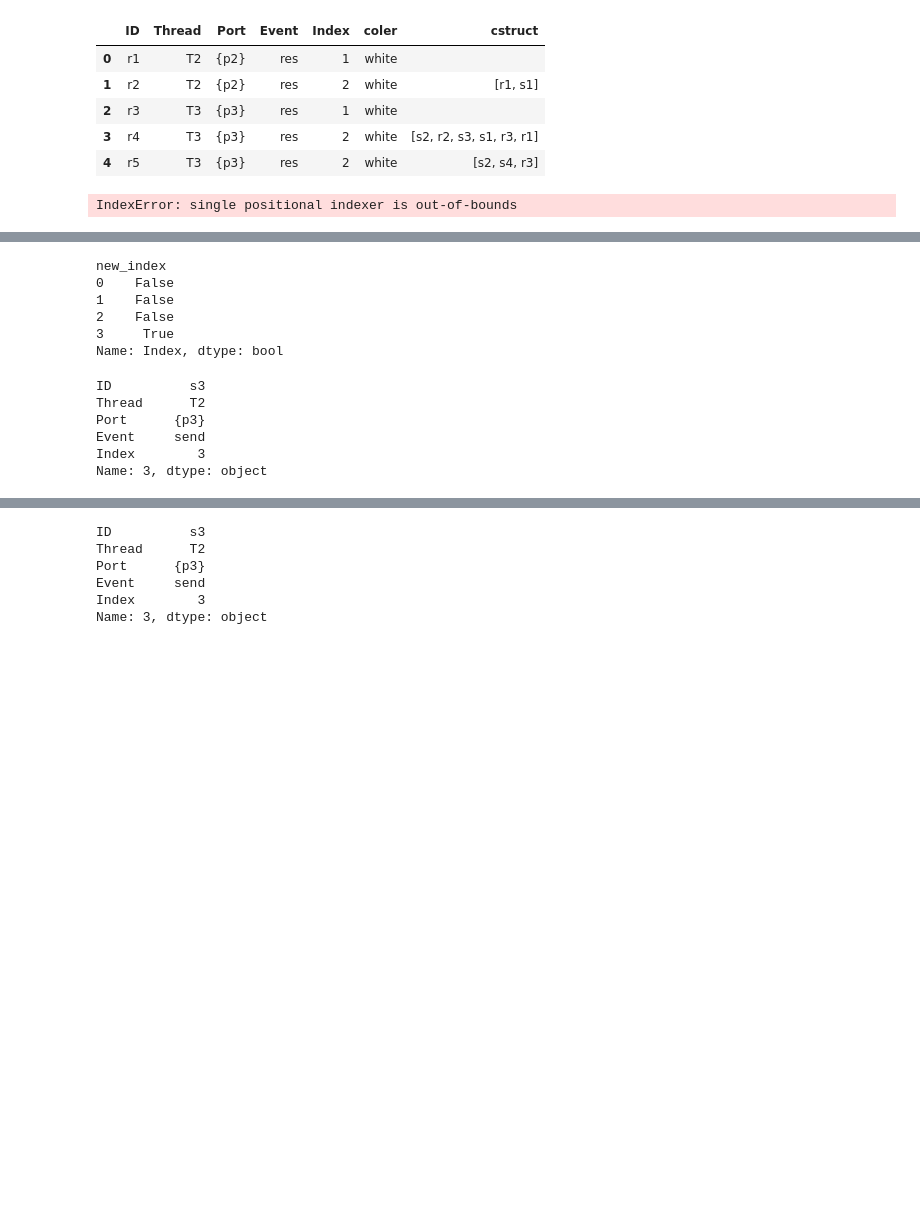
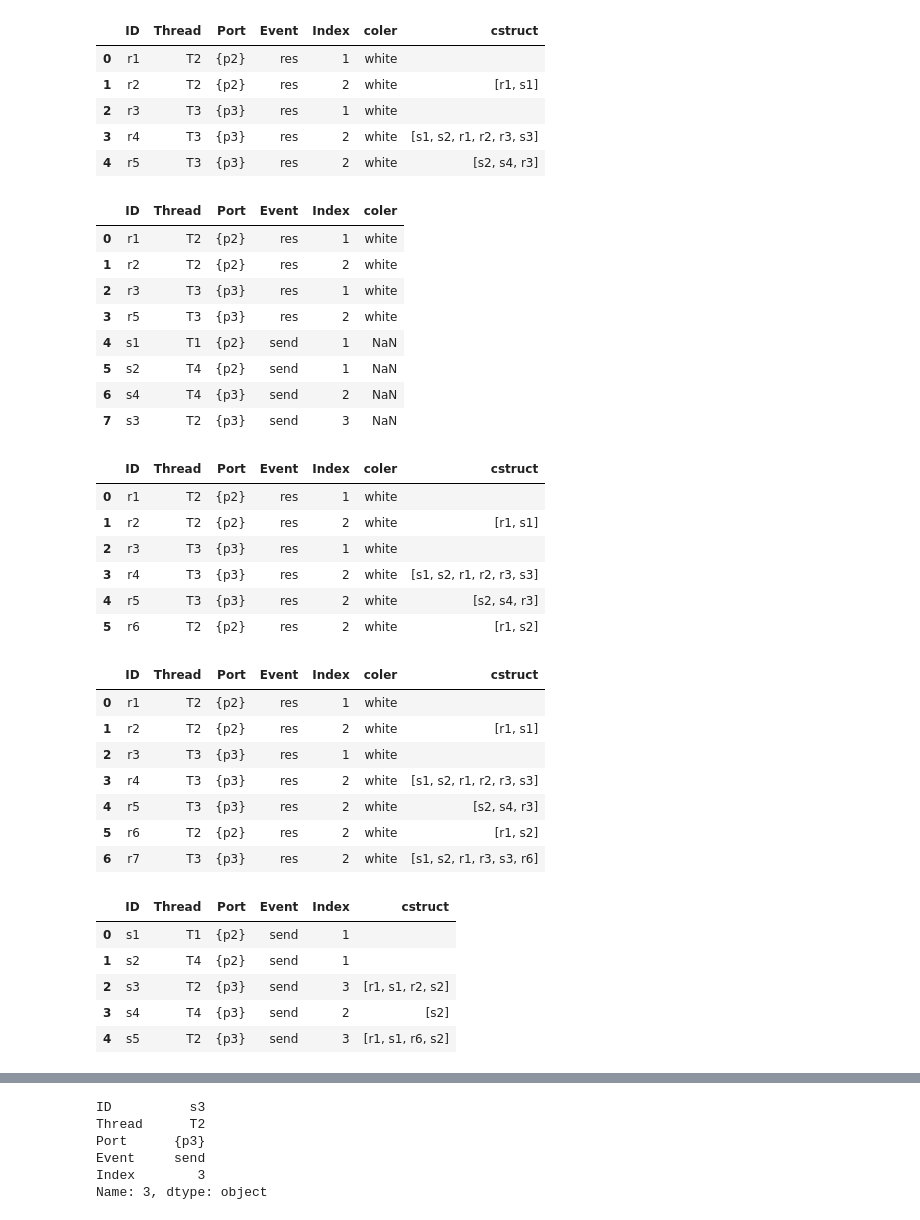
Before and after one commit to fswu0831/RTOS_sample_Algorithm, a Jupyter notebook: Reachability-Testing.ipynb, the cells around one changed output, grey strips where cells are left out. Drawn from its saved outputs; the diff is of its cells as text; code cells hidden in the pictures; blank space fills up the shorter version.

```diff
--- a/Reachability-Testing.ipynb
+++ b/Reachability-Testing.ipynb
@@ -311,11 +311,12 @@ for number in range(0,len(table)):
                         Qr_unique.loc[len(Qr_unique)]=temp
                         display(Qr_unique)
                     else:
-                        Qr[number+1].iloc[index]=Qs_unique.iloc[new_index]
+                        Qr[number+1].iloc[index]=Qr_unique.iloc[new_index]
                 else:
                     pass
 
             #==========Qsの重複追加作業=================
+
 
             for index,row in Qs[number+1].iterrows():
                 results=cstruct(Qs[number+1].iloc[index],[])
@@ -326,34 +327,63 @@ for number in range(0,len(table)):
                             new_index=index2
                             judge=True
                             break
                     if not judge: #Falseだったら判定
-                        Qs[number+1].at[index,'ID']='r'+str(s_last_index)
+                        Qs[number+1].at[index,'ID']='s'+str(s_last_index)
                         #Qr[number+1].at[index,'cstruct']=results
                         s_last_index+=1
                         temp=list(Qs[number+1].iloc[index])
                         temp.append(results)
                         temp=pd.Series(temp,index=Qs_unique.columns,name=len(Qs_unique))
                         #temp=pd.DataFrame(,columns=Qr_unique.columns)
                         #Qr_unique.append(temp,ignore_index=False)
                         #pd.concat([Qr_unique,temp],axis=0)
                         Qs_unique.loc[len(Qs_unique)]=temp
                         display(Qs_unique)
                     else:
                         Qs[number+1].iloc[index]=Qs_unique.iloc[new_index]
                 else:
                     pass
 
 
             #Qr_unique.append(cstruct_results[0],ignore_index=True) # 戻り値を既存の表に追加
             #Qs_unique.append(cstruct_results[1],ignore_index=True)
 
             Q[number+1]=pd.merge(Qr[number+1],Qs[number+1],how='outer')
             display(Q[number+1])
 # %% [output]
 |  | ID | Thread | Port | Event | Index | coler | cstruct |
 | 0 | r1 | T2 | {p2} | res | 1 | white |  |
 | 1 | r2 | T2 | {p2} | res | 2 | white | [r1, s1] |
 | 2 | r3 | T3 | {p3} | res | 1 | white |  |
-| 3 | r4 | T3 | {p3} | res | 2 | white | [s2, r2, s3, s1, r3, r1] |
+| 3 | r4 | T3 | {p3} | res | 2 | white | [s1, s2, r1, r2, r3, s3] |
 | 4 | r5 | T3 | {p3} | res | 2 | white | [s2, s4, r3] |
-IndexError: single positional indexer is out-of-bounds
+|  | ID | Thread | Port | Event | Index | coler |
+| 0 | r1 | T2 | {p2} | res | 1 | white |
+| 1 | r2 | T2 | {p2} | res | 2 | white |
+| 2 | r3 | T3 | {p3} | res | 1 | white |
+| 3 | r5 | T3 | {p3} | res | 2 | white |
+| 4 | s1 | T1 | {p2} | send | 1 | NaN |
+| 5 | s2 | T4 | {p2} | send | 1 | NaN |
+| 6 | s4 | T4 | {p3} | send | 2 | NaN |
+| 7 | s3 | T2 | {p3} | send | 3 | NaN |
+|  | ID | Thread | Port | Event | Index | coler | cstruct |
+| 0 | r1 | T2 | {p2} | res | 1 | white |  |
+| 1 | r2 | T2 | {p2} | res | 2 | white | [r1, s1] |
+| 2 | r3 | T3 | {p3} | res | 1 | white |  |
+| 3 | r4 | T3 | {p3} | res | 2 | white | [s1, s2, r1, r2, r3, s3] |
+| 4 | r5 | T3 | {p3} | res | 2 | white | [s2, s4, r3] |
+| 5 | r6 | T2 | {p2} | res | 2 | white | [r1, s2] |
+|  | ID | Thread | Port | Event | Index | coler | cstruct |
+| 0 | r1 | T2 | {p2} | res | 1 | white |  |
+| 1 | r2 | T2 | {p2} | res | 2 | white | [r1, s1] |
+| 2 | r3 | T3 | {p3} | res | 1 | white |  |
+| 3 | r4 | T3 | {p3} | res | 2 | white | [s1, s2, r1, r2, r3, s3] |
+| 4 | r5 | T3 | {p3} | res | 2 | white | [s2, s4, r3] |
+| 5 | r6 | T2 | {p2} | res | 2 | white | [r1, s2] |
+| 6 | r7 | T3 | {p3} | res | 2 | white | [s1, s2, r1, r3, s3, r6] |
+|  | ID | Thread | Port | Event | Index | cstruct |
+| 0 | s1 | T1 | {p2} | send | 1 |  |
+| 1 | s2 | T4 | {p2} | send | 1 |  |
+| 2 | s3 | T2 | {p3} | send | 3 | [r1, s1, r2, s2] |
+| 3 | s4 | T4 | {p3} | send | 2 | [s2] |
+| 4 | s5 | T2 | {p3} | send | 3 | [r1, s1, r6, s2] |
@@ -360,18 +416,0 @@ IndexError: single positional indexer is out-of-bounds
-# %%
-(Qs[number+1].Index==i
-# %% [output]
-new_index
-0    False
-1    False
-2    False
-3     True
-Name: Index, dtype: bool
-# %%
-Qs[number+1][(Qs[number+1].Thread == Qs[number+1].iloc[index].Thread) & (Qs[number+1].Index==i)].iloc[0]
-# %% [output]
-ID          s3
-Thread      T2
-Port      {p3}
-Event     send
-Index        3
-Name: 3, dtype: object
```
Also changed, not shown: parts of 3 cells of this notebook.
